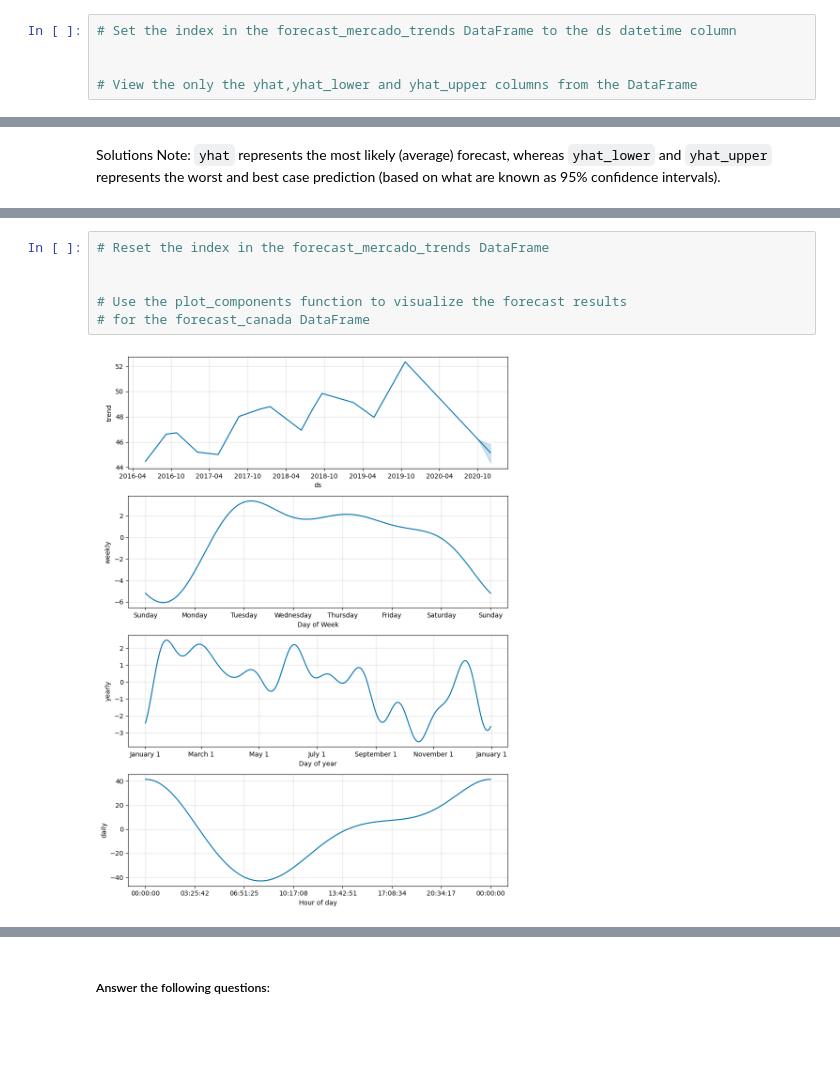
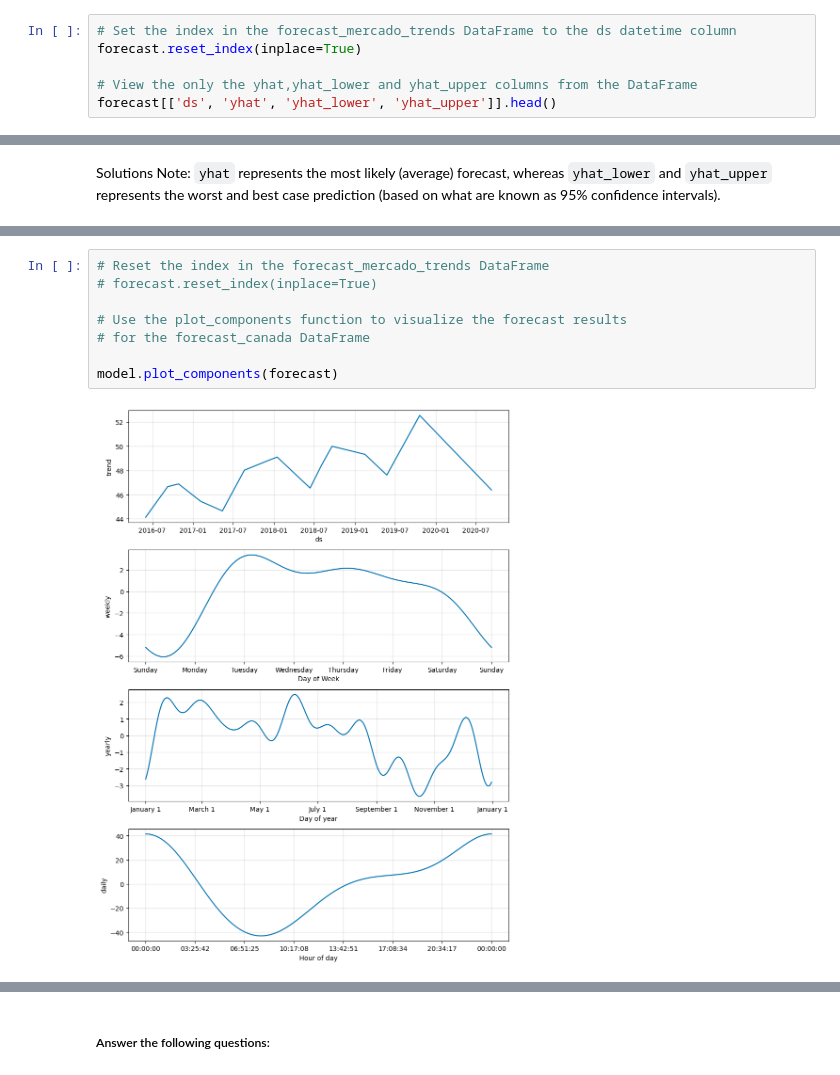
Before and after one commit to rmsreis/prophet-challenge, a Jupyter notebook: forecasting_net_prophet.ipynb, the cells around one changed output, grey strips where cells are left out. Drawn from its saved outputs; the diff is of its cells as text; blank space fills up the shorter version.

```diff
--- a/forecasting_net_prophet.ipynb
+++ b/forecasting_net_prophet.ipynb
@@ -565,7 +565,8 @@ plt.show()
 * What's the lowest point for search traffic in the calendar year?
 # %%
 # Set the index in the forecast_mercado_trends DataFrame to the ds datetime column
-
+forecast.reset_index(inplace=True)
 
 # View the only the yhat,yhat_lower and yhat_upper columns from the DataFrame
+forecast[['ds', 'yhat', 'yhat_lower', 'yhat_upper']].head()
 # %% [output]
@@ -587,8 +592,10 @@ Solutions Note: `yhat` represents the most likely (average) forecast, whereas `y
 # %%
 # Reset the index in the forecast_mercado_trends DataFrame
-
+# forecast.reset_index(inplace=True)
 
 # Use the plot_components function to visualize the forecast results
 # for the forecast_canada DataFrame
+
+model.plot_components(forecast)
 # %% [output]
-[figure, old version]
+[figure, new version]
```
Also changed, not shown: parts of 3 cells of this notebook, 1 other file.
